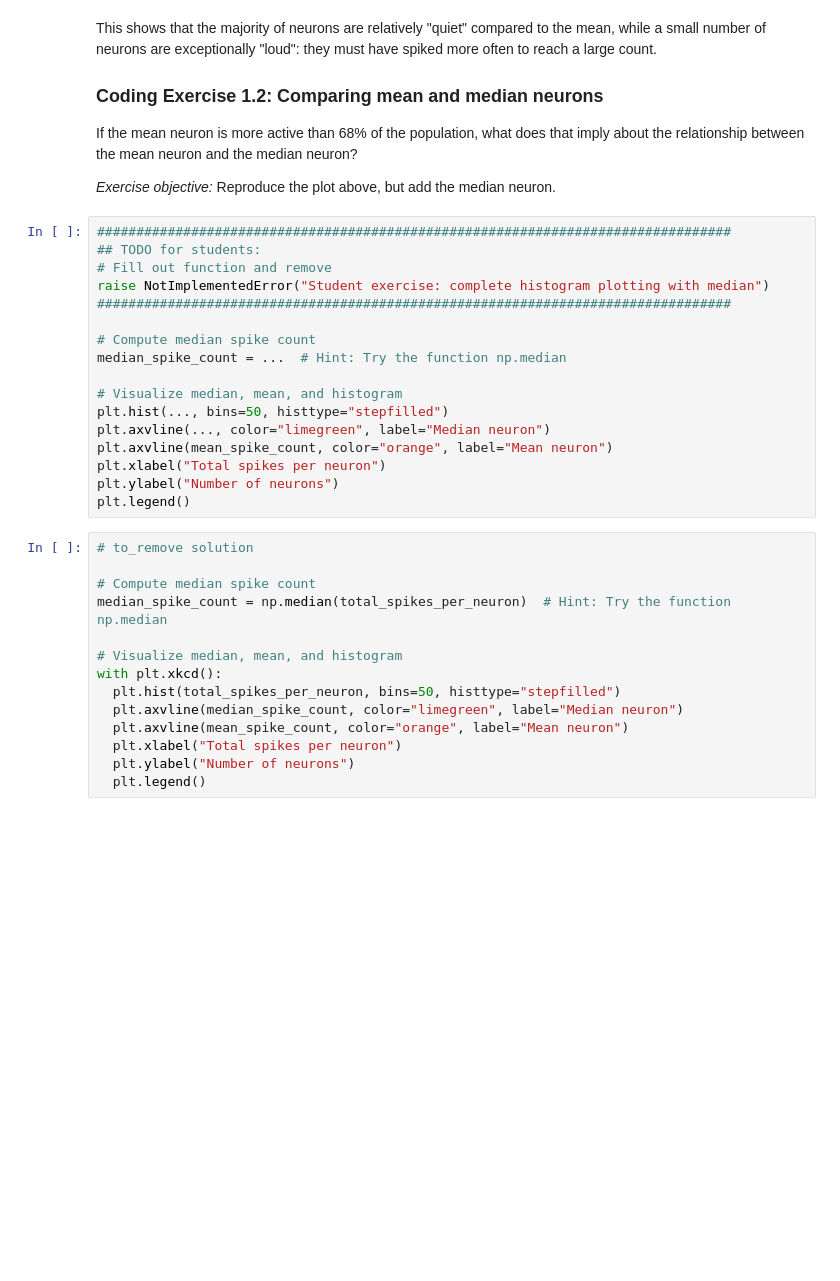
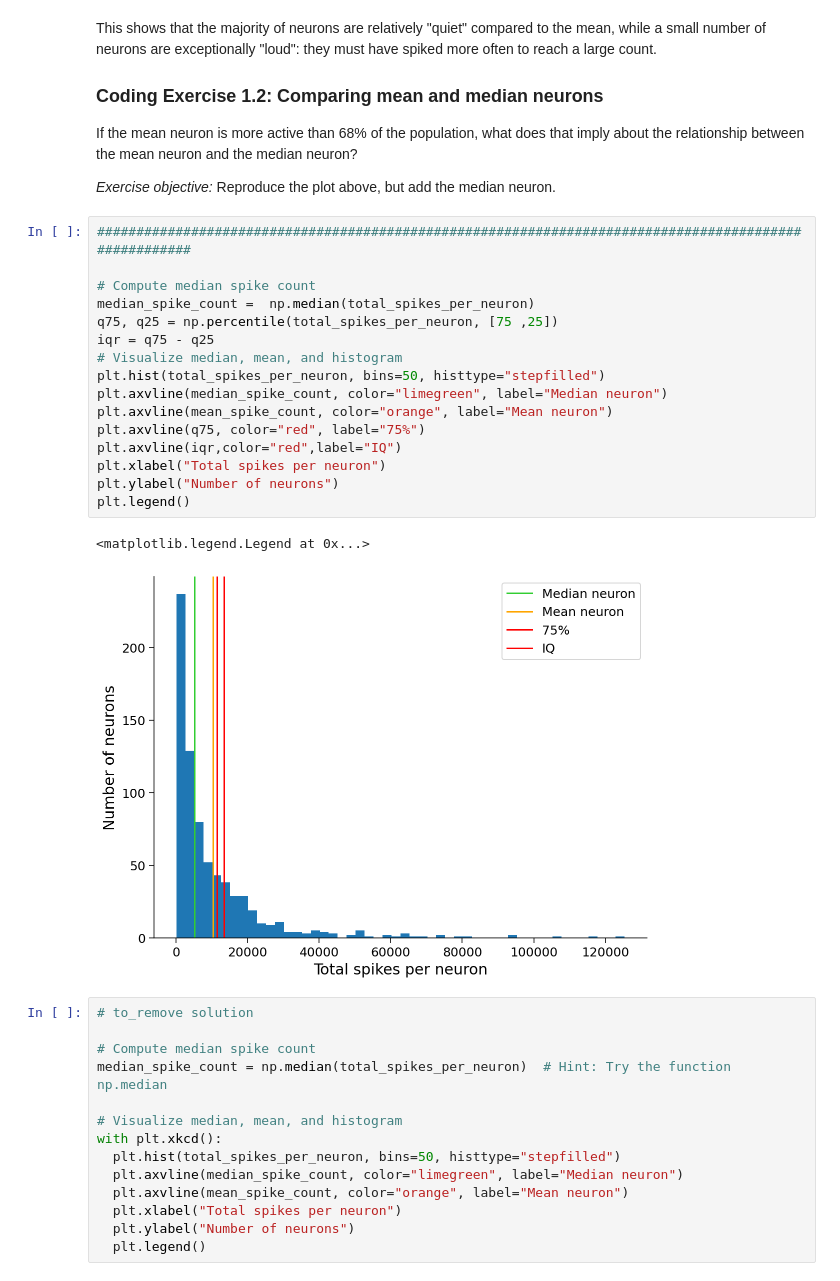
Before and after one commit to 7azimos94/course-content, a Jupyter notebook: tutorials/W1D1_ModelTypes/W1D1_Tutorial1.ipynb, the cells around one changed output. Saved outputs shown, nothing was run; the diff lists cells and outputs as text; blank space fills up the shorter version.

```diff
--- a/tutorials/W1D1_ModelTypes/W1D1_Tutorial1.ipynb
+++ b/tutorials/W1D1_ModelTypes/W1D1_Tutorial1.ipynb
@@ -254,22 +298,24 @@ If the mean neuron is more active than 68% of the population, what does that imp
 
 *Exercise objective:* Reproduce the plot above, but add the median neuron.
 # %%
-#################################################################################
-## TODO for students:
-# Fill out function and remove
-raise NotImplementedError("Student exercise: complete histogram plotting with median")
-#################################################################################
+######################################################################################################
 
 # Compute median spike count
-median_spike_count = ...  # Hint: Try the function np.median
-
+median_spike_count =  np.median(total_spikes_per_neuron)
+q75, q25 = np.percentile(total_spikes_per_neuron, [75 ,25])
+iqr = q75 - q25
 # Visualize median, mean, and histogram
-plt.hist(..., bins=50, histtype="stepfilled")
-plt.axvline(..., color="limegreen", label="Median neuron")
+plt.hist(total_spikes_per_neuron, bins=50, histtype="stepfilled")
+plt.axvline(median_spike_count, color="limegreen", label="Median neuron")
 plt.axvline(mean_spike_count, color="orange", label="Mean neuron")
+plt.axvline(q75, color="red", label="75%")
+plt.axvline(iqr,color="red",label="IQ")
 plt.xlabel("Total spikes per neuron")
 plt.ylabel("Number of neurons")
 plt.legend()
+# %% [output]
+<matplotlib.legend.Legend at 0x...>
+[figure, added]
 # %%
 # to_remove solution
 
```
Also changed, not shown: parts of 24 cells of this notebook, 2 other files.
